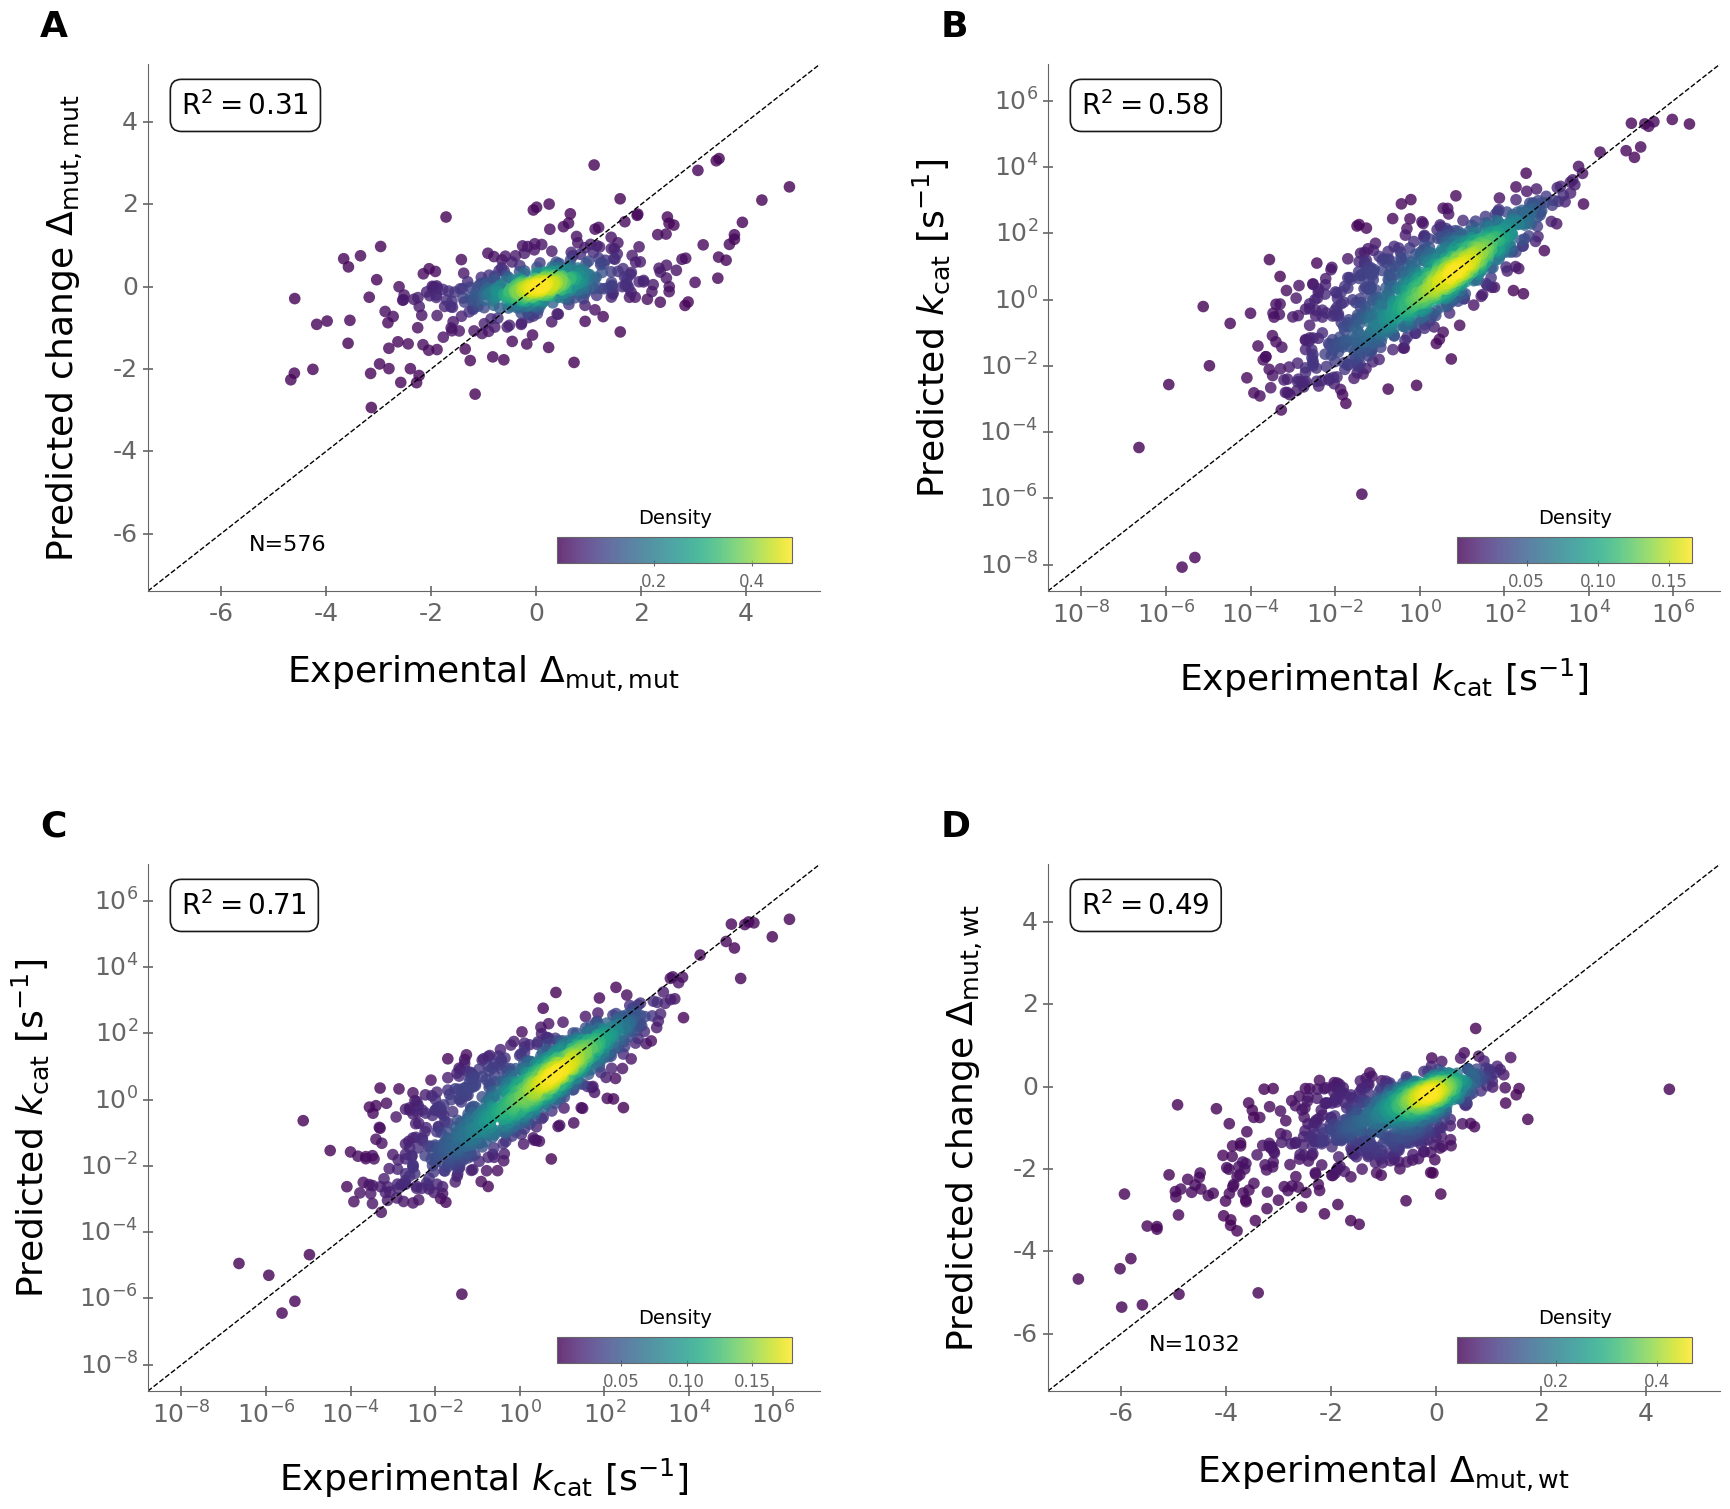
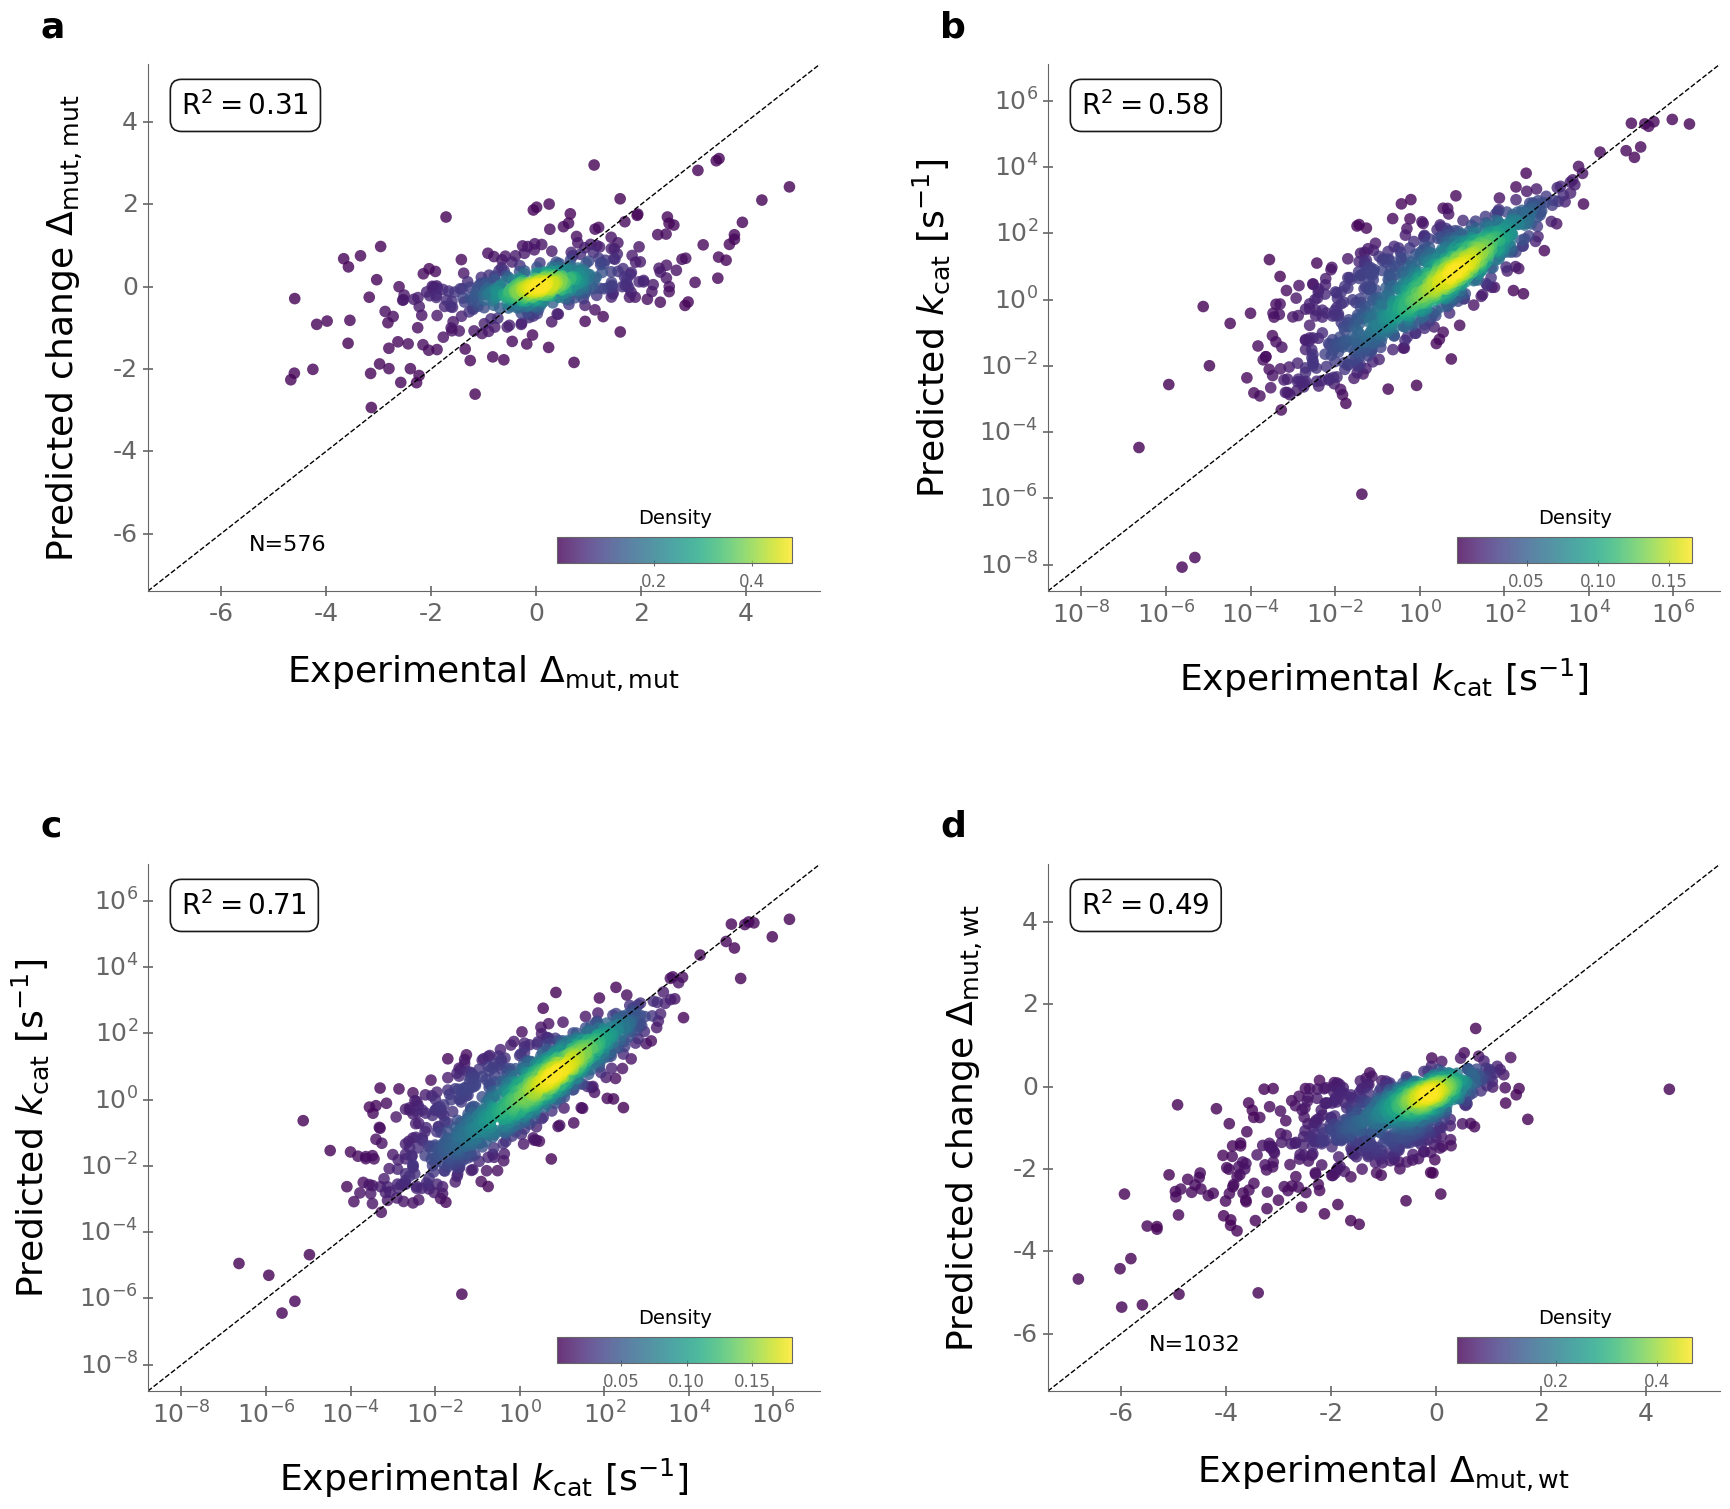
Code edit (unified diff) that turned the first committed figure into the second:
--- before
+++ after
@@ -89,5 +89,5 @@
 # Panel letters (A, B, C, D)
 for i, ax in enumerate(axes.ravel()):
-    ax.text(-0.16, 1.04, chr(65 + i), transform=ax.transAxes,
+    ax.text(-0.16, 1.04, chr(97 + i), transform=ax.transAxes,
             ha="left", va="bottom", fontsize=26, fontweight="bold", clip_on=False)
 

Commit: remove unused cells